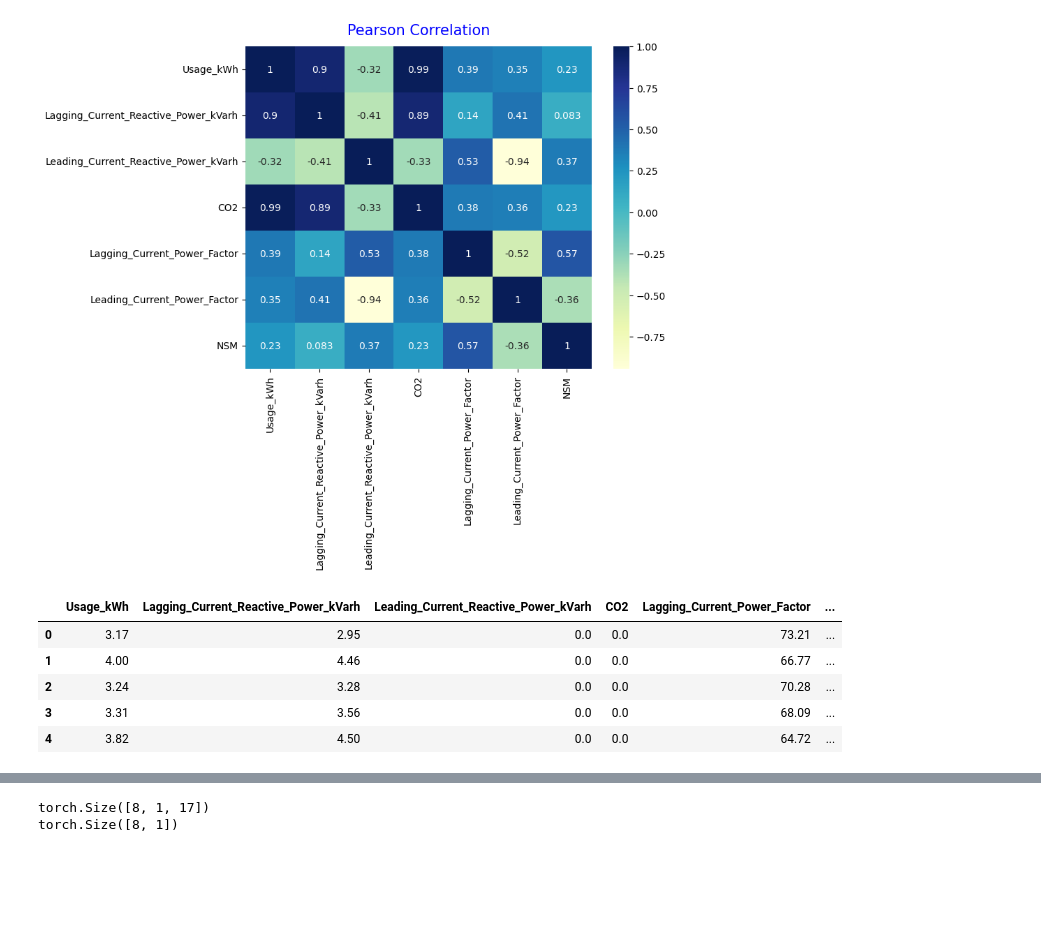
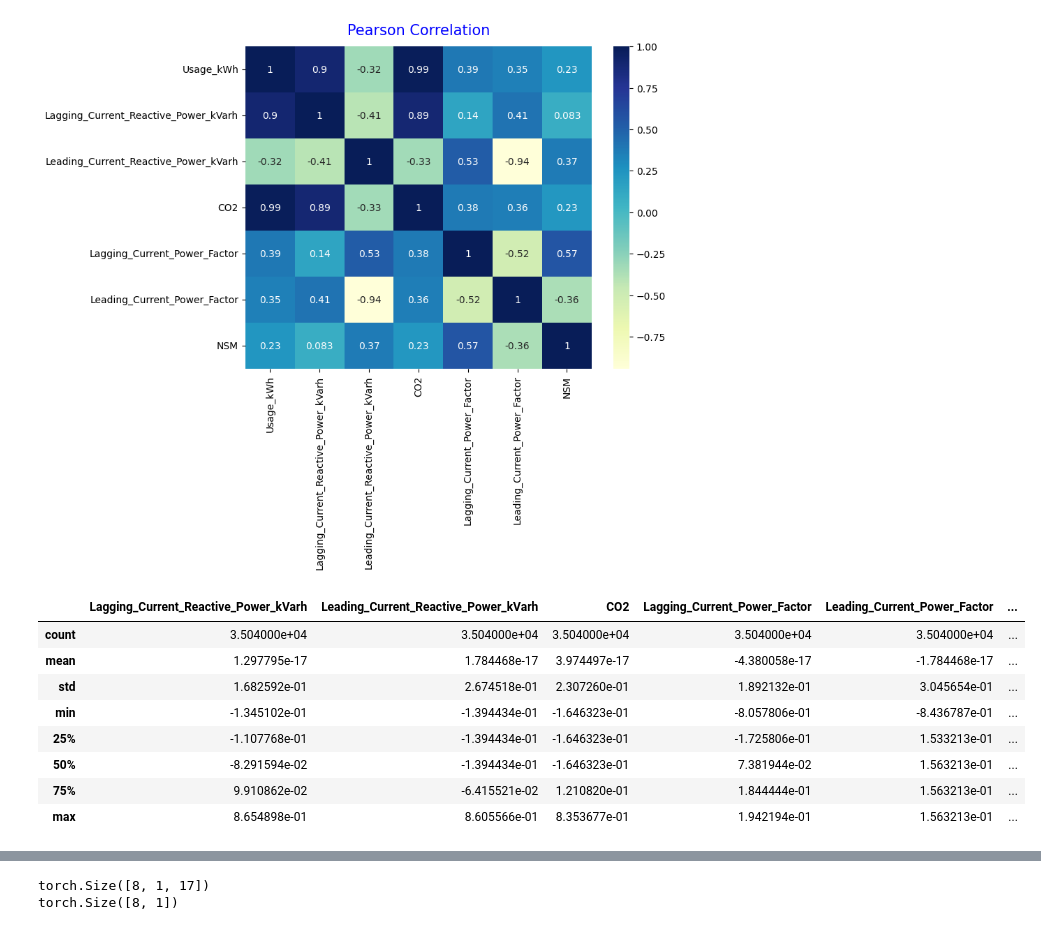
Before and after one commit to sidrDetyam/neural-networks, a Jupyter notebook: notebooks/lab3.ipynb, the cells around one changed output, grey strips where cells are left out. Saved outputs shown, nothing was run; the diff lists cells and outputs as text; code cells hidden in the pictures; blank space fills up the shorter version.

```diff
--- a/notebooks/lab3.ipynb
+++ b/notebooks/lab3.ipynb
@@ -52,41 +52,52 @@ plt.show()
 # %%
 df = pd.read_csv('../data/Steel_industry_data.csv')
 df = df.rename(columns={'Lagging_Current_Reactive.Power_kVarh': 'Lagging_Current_Reactive_Power_kVarh',
                         'CO2(tCO2)': 'CO2'})
 
 # df = df.set_index('date')
 # print(df.index)
 #df["date"] =
 
 df['date'] = pd.to_datetime(df['date'], format='%d/%m/%Y %H:%M')
 
 # создаем новые поля "hour" и "minute"
-df['time'] = (df['date'].dt.hour * 60. + df['date'].dt.minute) / (24. * 60.)
+# df['time'] = (df['date'].dt.hour * 60. + df['date'].dt.minute)
+df['day'] = (df['date'].dt.day)
 # df['minute'] = df['date'].dt.minute / 60.
 
-# удаляем поле "date", если оно больше не нужно
 df.drop('date', axis=1, inplace=True)
 
 #handling categorical data
 df = pd.get_dummies(df, drop_first=True)
-df.head()
+
+data = df.drop('Usage_kWh', axis=1)
+df_norm = (data-data.min())/(data.max()-data.min())
+df_norm = df_norm - df_norm.mean()
+df_norm = pd.concat((df_norm, df["Usage_kWh"]), 1)
+df = df_norm
+
+df.describe()
+
 
 # train-test split for time series
-train_size = int(len(df) * 0.67)
-test_size = len(df) - train_size
-train, test = df[:train_size], df[train_size:]
+# train_size = int(len(df) * 0.67)
+# test_size = len(df) - train_size
+# train, test = df[:train_size], df[train_size:]
 
 # X_train = train.drop('Usage_kWh', axis = 1)
 # y_train = train['Usage_kWh']
 #
 # X_test = test.drop('Usage_kWh', axis = 1)
 # y_test = test['Usage_kWh']
 
-train.head()
+# train.head()
 # %% [output]
-|  | Usage_kWh | Lagging_Current_Reactive_Power_kVarh | Leading_Current_Reactive_Power_kVarh | CO2 | Lagging_Current_Power_Factor | ... |
-| 0 | 3.17 | 2.95 | 0.0 | 0.0 | 73.21 | ... |
-| 1 | 4.00 | 4.46 | 0.0 | 0.0 | 66.77 | ... |
-| 2 | 3.24 | 3.28 | 0.0 | 0.0 | 70.28 | ... |
-| 3 | 3.31 | 3.56 | 0.0 | 0.0 | 68.09 | ... |
-| 4 | 3.82 | 4.50 | 0.0 | 0.0 | 64.72 | ... |
+|  | Lagging_Current_Reactive_Power_kVarh | Leading_Current_Reactive_Power_kVarh | CO2 | Lagging_Current_Power_Factor | Leading_Current_Power_Factor | ... |
+| count | 3.504000e+04 | 3.504000e+04 | 3.504000e+04 | 3.504000e+04 | 3.504000e+04 | ... |
+| mean | 1.297795e-17 | 1.784468e-17 | 3.974497e-17 | -4.380058e-17 | -1.784468e-17 | ... |
+| std | 1.682592e-01 | 2.674518e-01 | 2.307260e-01 | 1.892132e-01 | 3.045654e-01 | ... |
+| min | -1.345102e-01 | -1.394434e-01 | -1.646323e-01 | -8.057806e-01 | -8.436787e-01 | ... |
+| 25% | -1.107768e-01 | -1.394434e-01 | -1.646323e-01 | -1.725806e-01 | 1.533213e-01 | ... |
+| 50% | -8.291594e-02 | -1.394434e-01 | -1.646323e-01 | 7.381944e-02 | 1.563213e-01 | ... |
+| 75% | 9.910862e-02 | -6.415521e-02 | 1.210820e-01 | 1.844444e-01 | 1.563213e-01 | ... |
+| max | 8.654898e-01 | 8.605566e-01 | 8.353677e-01 | 1.942194e-01 | 1.563213e-01 | ... |
```
Also changed, not shown: parts of 4 cells of this notebook, 3 other files.
